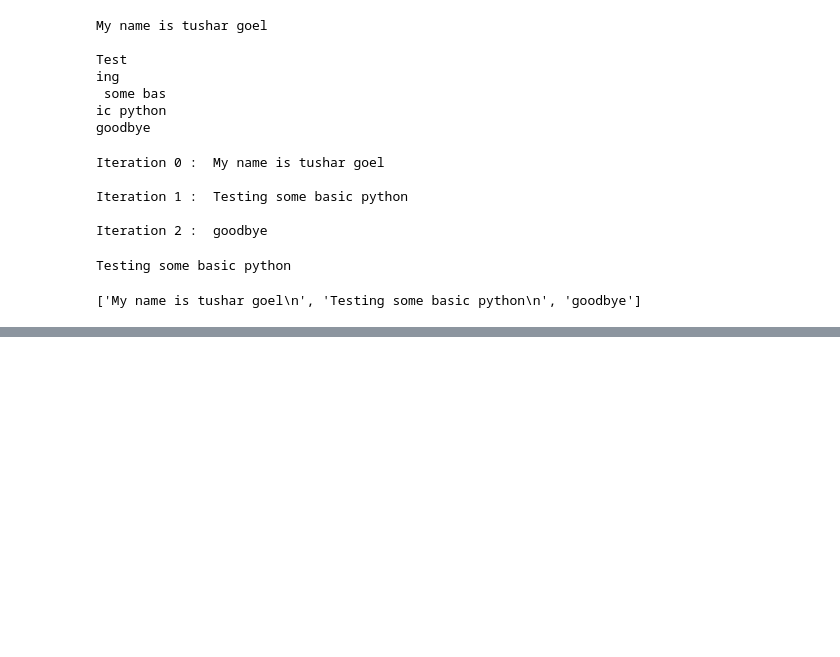
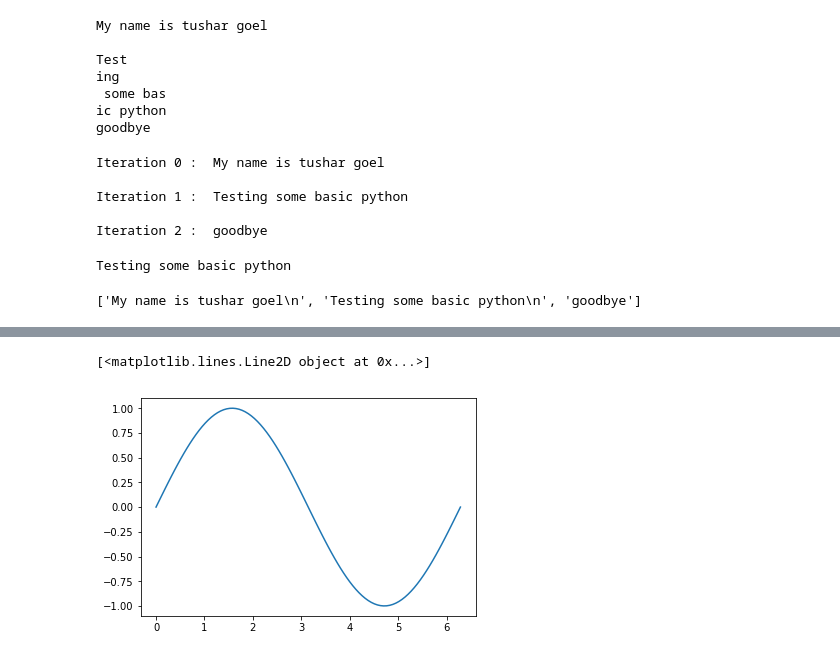
Before and after one commit to tushar439/Jupyter-notebooks-practice, a Jupyter notebook: Untitled.ipynb, the cells around one changed output, grey strips where cells are left out. Saved outputs shown, nothing was run; the diff lists cells and outputs as text; code cells hidden in the pictures; blank space fills up the shorter version.

Commit message:
1 d numpy

```diff
--- a/Untitled.ipynb
+++ b/Untitled.ipynb
@@ -761,0 +929,10 @@ with open("write.txt","r") as file:
+# %%
+import numpy as np
+import matplotlib.pyplot as plt
+%matplotlib inline
+a = np.linspace(0,2*np.pi,num=100)
+b=np.sin(a)
+c=plt.plot(a,b)
+# %% [output]
+[<matplotlib.lines.Line2D object at 0x...>]
+[figure, added]
```
Also changed, not shown: parts of 11 cells of this notebook.
